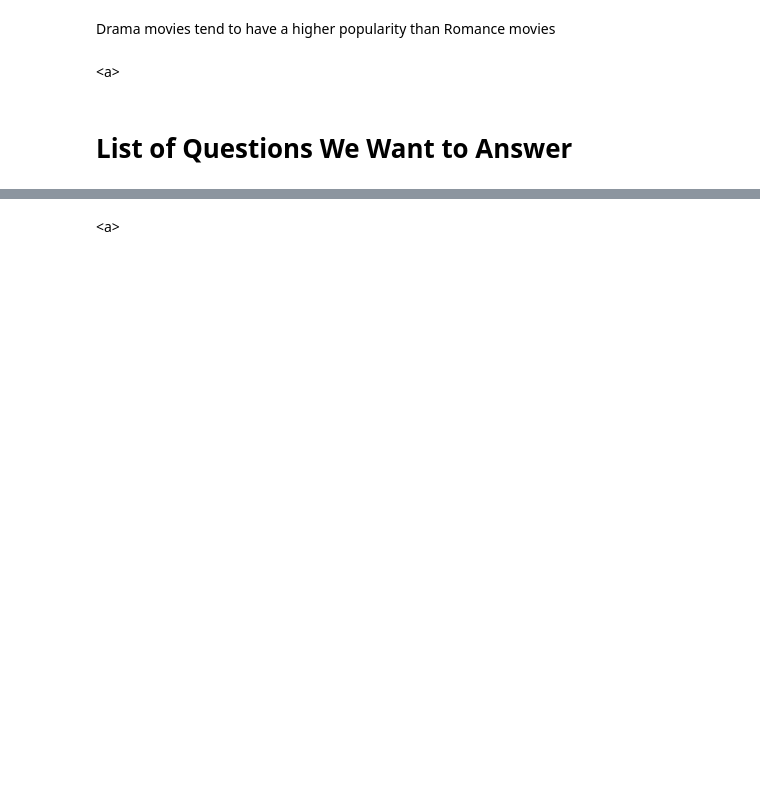
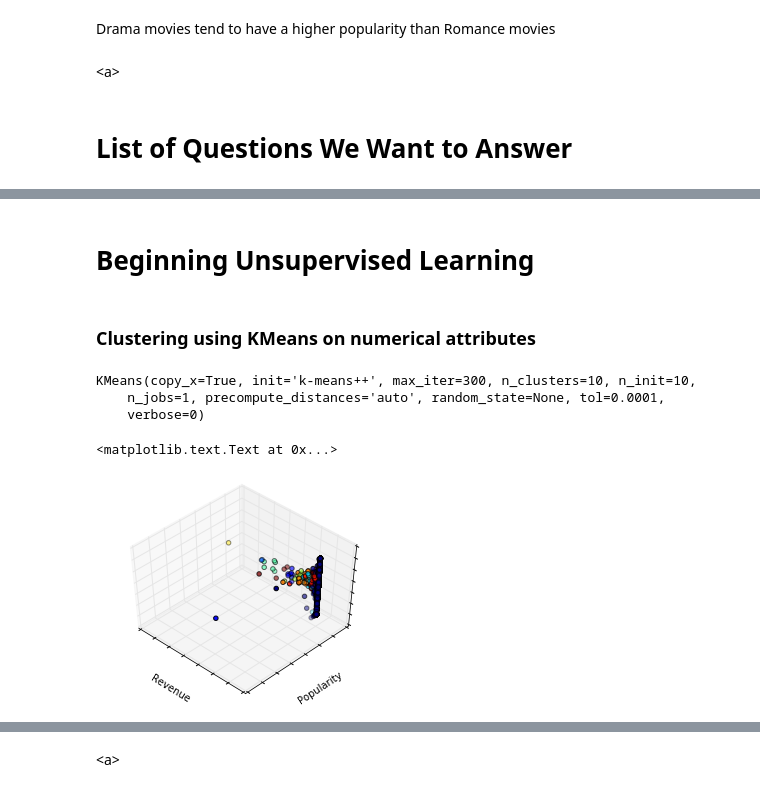
Before and after one commit to cocochrane/CS109B_FinalProject, a Jupyter notebook: Milestone1.ipynb, the cells around one changed output, grey strips where cells are left out. Saved outputs shown, nothing was run; the diff lists cells and outputs as text; code cells hidden in the pictures; blank space fills up the shorter version.

Commit message:
Added unsupervised learning methods for clustering movies

```diff
--- a/Milestone1.ipynb
+++ b/Milestone1.ipynb
@@ -473,0 +475,4 @@ Drama movies tend to have a higher popularity than Romance movies
+# %% [markdown]
+# Beginning Unsupervised Learning
+# %% [markdown]
+### Clustering using KMeans on numerical attributes
@@ -473,0 +483,29 @@ Drama movies tend to have a higher popularity than Romance movies
+# %%
+numerical_attributes = np.array([np.array([float(movie["revenue"]), float(movie["popularity"]),
+                                           float(movie["vote_average"])]) for movie in TMDB_dictionary.values()])
+# %%
+est = KMeans(n_clusters=10)
+est.fit(numerical_attributes)
+# %% [output]
+KMeans(copy_x=True, init='k-means++', max_iter=300, n_clusters=10, n_init=10,
+    n_jobs=1, precompute_distances='auto', random_state=None, tol=0.0001,
+    verbose=0)
+# %%
+fig = plt.figure(figsize=(4, 3))
+plt.clf()
+ax = Axes3D(fig, rect=[0, 0, .95, 1], elev=48, azim=134)
+
+plt.cla()
+labels = est.labels_
+
+ax.scatter(numerical_attributes[:, 0], numerical_attributes[:, 1], numerical_attributes[:, 2], c=labels.astype(np.float))
+
+ax.w_xaxis.set_ticklabels([])
+ax.w_yaxis.set_ticklabels([])
+ax.w_zaxis.set_ticklabels([])
+ax.set_xlabel('Revenue')
+ax.set_ylabel('Popularity')
+ax.set_zlabel('Average Vote')
+# %% [output]
+<matplotlib.text.Text at 0x...>
+[figure, added]
```
Also changed, not shown: parts of 26 cells of this notebook.
